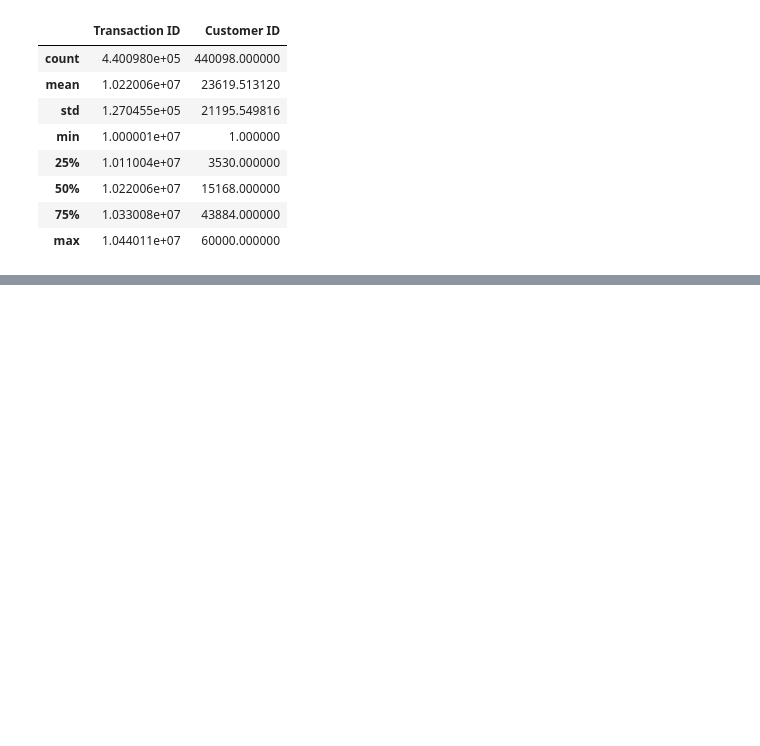
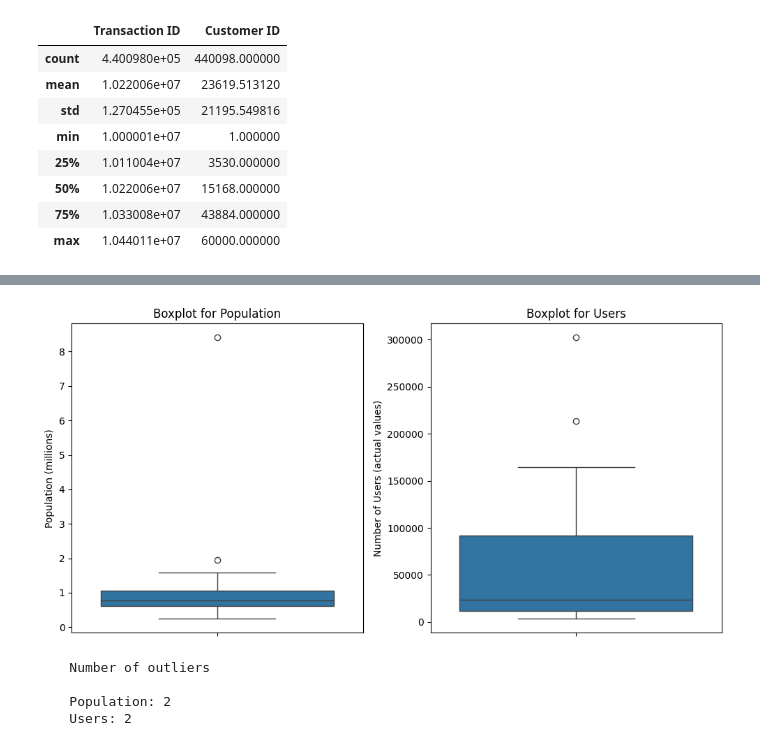
Before and after one commit to matthewiversen/data-glacier-internship, a Jupyter notebook: week-2/notebook.ipynb, the cells around one changed output, grey strips where cells are left out. Saved outputs shown, nothing was run; the diff lists cells and outputs as text; code cells hidden in the pictures; blank space fills up the shorter version.

```diff
--- a/week-2/notebook.ipynb
+++ b/week-2/notebook.ipynb
@@ -205,0 +310,7 @@ High-level Observations and Insights On Transaction Dataset\
+# %%
+# the if statments stop errors in the case this cell is rerun and coversion has already taken place
+if city_data["Population"].dtype == 'O':
+    city_data["Population"] = city_data["Population"].str.replace(',', '').str.strip().astype(int)
+if city_data["Users"].dtype == 'O':
+    city_data["Users"] = city_data["Users"].str.replace(',', '').str.strip().astype(int)
+city_data.info()
@@ -205,0 +328,37 @@ High-level Observations and Insights On Transaction Dataset\
+# %%
+# Visual approach
+plt.figure(figsize=(10, 5))
+
+# Boxplot for Population
+plt.subplot(1, 2, 1)
+ax1 = sb.boxplot(y=city_data["Population"]/1_000_000)
+ax1.get_yaxis().get_major_formatter().set_scientific(False)
+plt.title("Boxplot for Population")
+plt.ylabel("Population (millions)")
+
+# Box plot for Users without scientific notation
+plt.subplot(1, 2, 2)
+ax2 = sb.boxplot(y=city_data["Users"])
+ax2.get_yaxis().get_major_formatter().set_scientific(False)
+plt.title("Boxplot for Users")
+plt.ylabel("Number of Users (actual values)")
+
+plt.tight_layout()
+plt.show()
+
+# Statistical approach
+population_outliers = detect_outliers_iqr(city_data["Population"])
+users_outliers = detect_outliers_iqr(city_data["Users"])
+
+
+print(f"""
+    Number of outliers\n
+    Population: {len(population_outliers)}
+    Users: {len(users_outliers)}
+""")
+# %% [output]
+[figure, added]
+    Number of outliers
+
+    Population: 2
+    Users: 2
```
Also changed, not shown: parts of 13 cells of this notebook.
